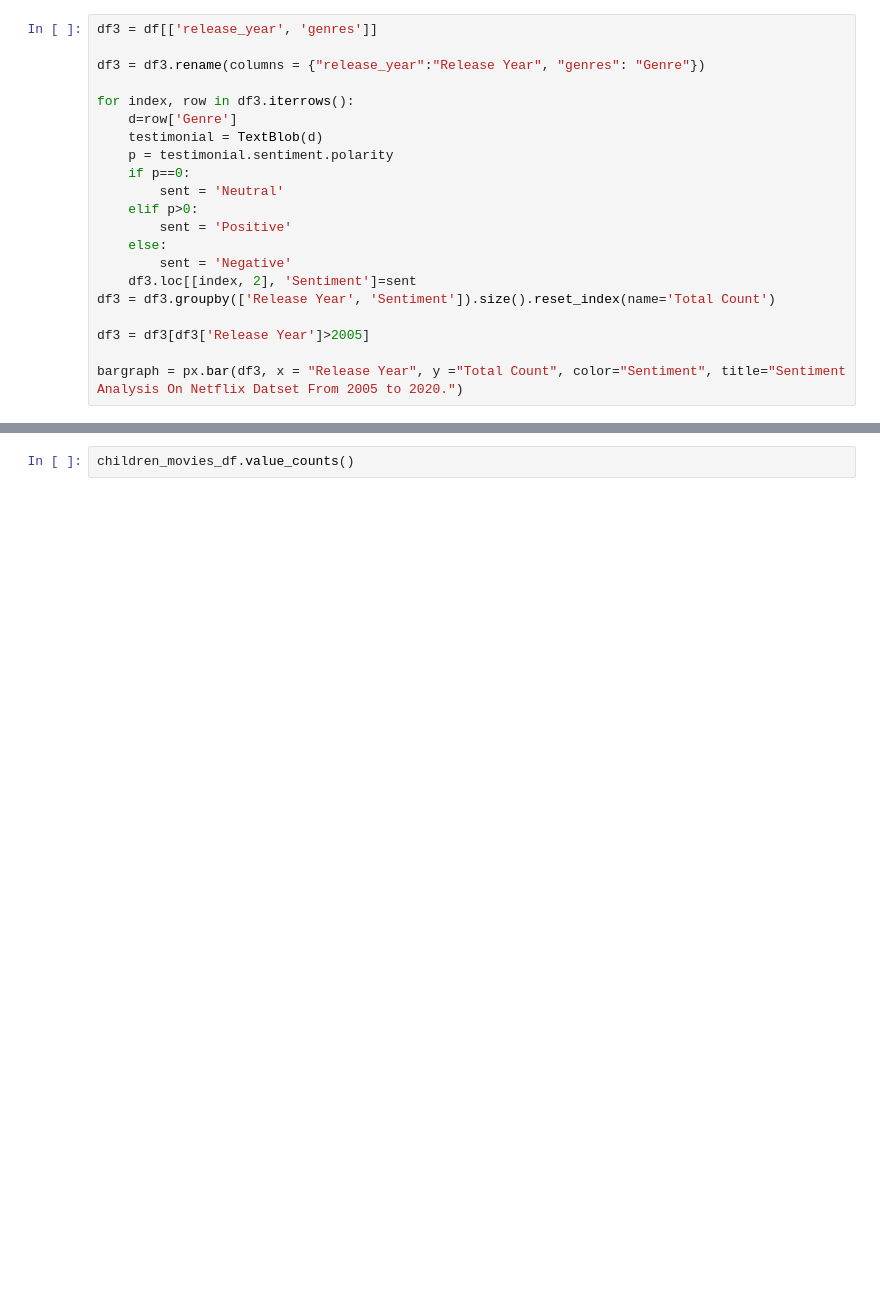
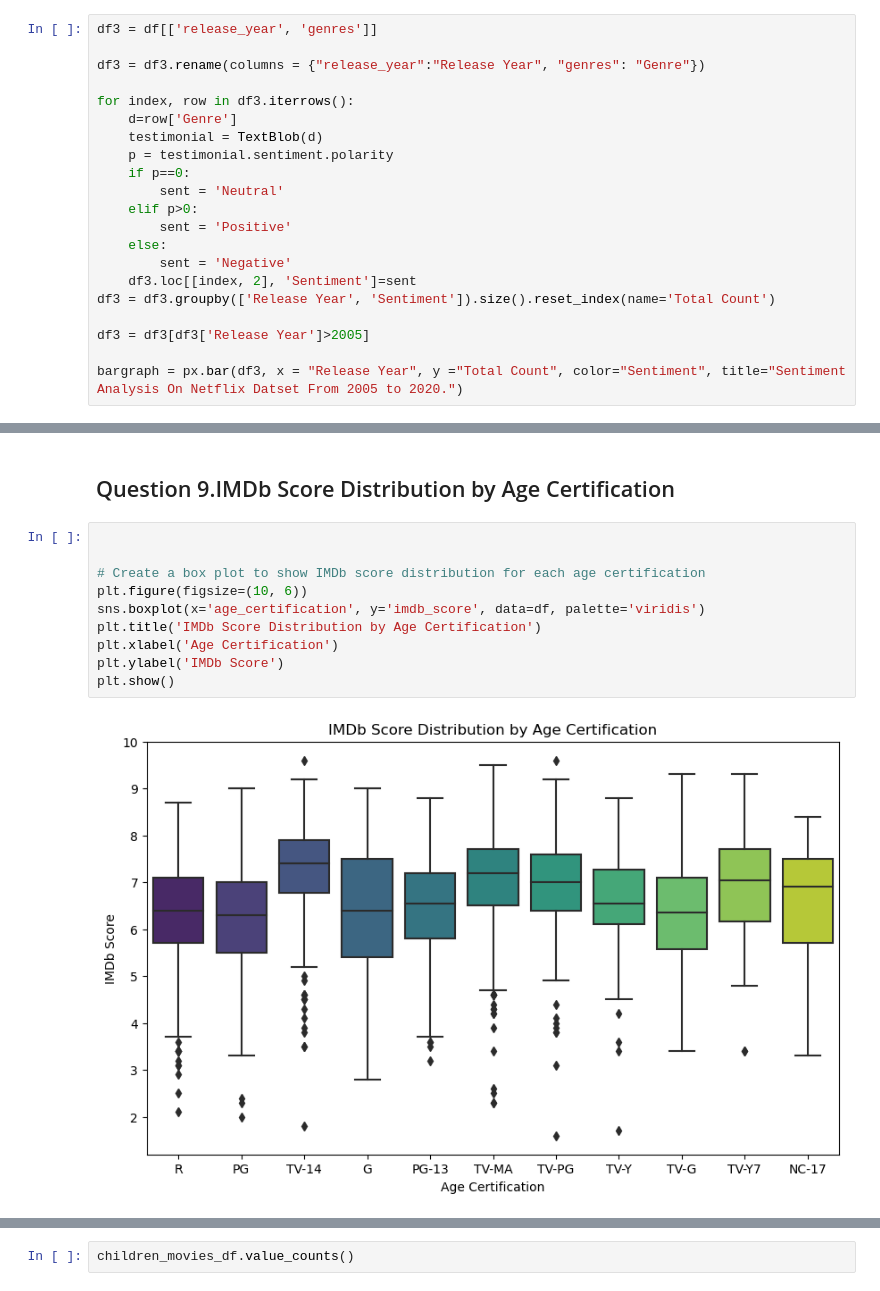
Before and after one commit to Nahsc0/Netflix_Movie_Analysis, a Jupyter notebook: Netflix Data Analysis Assignment.ipynb, the cells around one changed output, grey strips where cells are left out. Cells and saved outputs as stored; diff of their text form; blank space fills up the shorter version.

```diff
--- a/NetflixAssignment (1).ipynb
+++ b/Netflix Data Analysis Assignment.ipynb
@@ -421,0 +442,14 @@ bargraph.show()
+# %% [markdown]
+## Question 9.IMDb Score Distribution by Age Certification
+# %%
+
+
+# Create a box plot to show IMDb score distribution for each age certification
+plt.figure(figsize=(10, 6))
+sns.boxplot(x='age_certification', y='imdb_score', data=df, palette='viridis')
+plt.title('IMDb Score Distribution by Age Certification')
+plt.xlabel('Age Certification')
+plt.ylabel('IMDb Score')
+plt.show()
+# %% [output]
+[figure, added]
```
Also changed, not shown: parts of 19 cells of this notebook.
